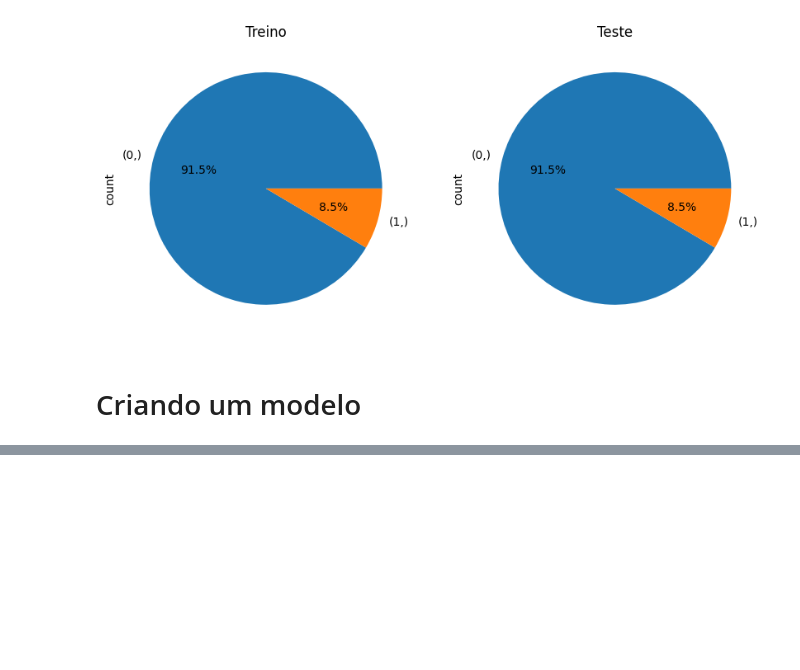
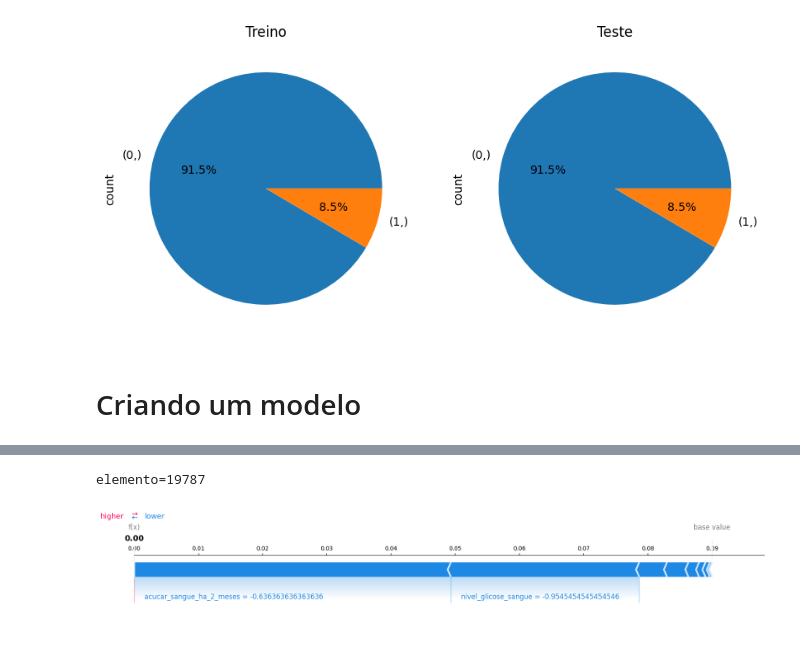
Before and after one commit to netomap/diabetes_prediction, a Jupyter notebook: analise.ipynb, the cells around one changed output, grey strips where cells are left out. Cells and saved outputs as stored; diff of their text form; code cells hidden in the pictures; blank space fills up the shorter version.

Commit message:
analise resultado shap values

```diff
--- a/analise.ipynb
+++ b/analise.ipynb
@@ -110,6 +112,9 @@ diabetes
 0    91500
 1     8500
 Name: count, dtype: int64
+# %%
+FEATURE_NAMES = df.columns[:-1]
+TARGET_NAME = df.columns[-1]
 # %% [markdown]
 - Outro dataset que parece ser desbalanceado. Somente 8,5% da feature preditora tem valor positivo. Vamos continuar com a análise e ver como o modelo performa.
 # %% [markdown]
@@ -213,7 +218,7 @@ plt.show()
 # %%
 x_train, x_test, y_train, y_test = preparar_dataset()
 
-model = GradientBoostingClassifier()
+model = RandomForestClassifier()
 model.fit(x_train, y_train)
 y_pred = model.predict(x_test)
 
@@ -229,0 +241,10 @@ weighted avg       0.97      0.97      0.97     20000
+# %%
+explainer = shap.KernelExplainer(model.predict, pd.DataFrame(x_train).sample(100).values, link='identity')
+# %%
+elemento = np.random.randint(0, len(x_test)-1)
+print (f'{elemento=}')
+shap_values = explainer.shap_values(x_test[elemento].reshape(1, -1))
+shap.force_plot(explainer.expected_value, shap_values, x_test[elemento].reshape(1, -1), feature_names=FEATURE_NAMES, matplotlib=True, show=True)
+# %% [output]
+elemento=19787
+[figure, added]
```
Also changed, not shown: parts of 17 cells of this notebook.
